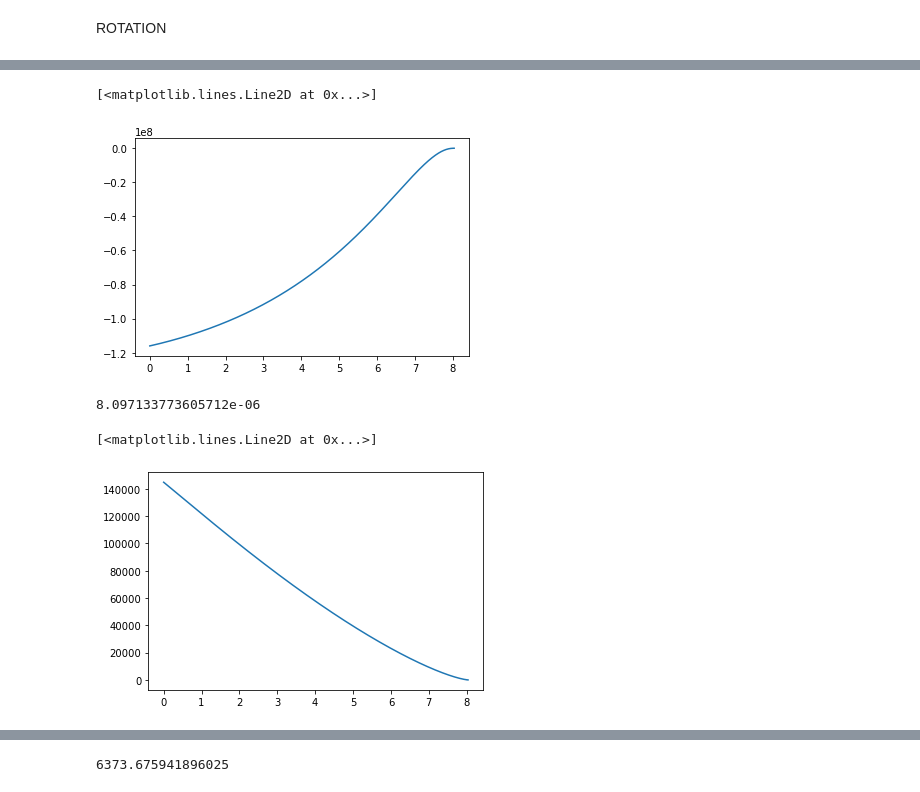
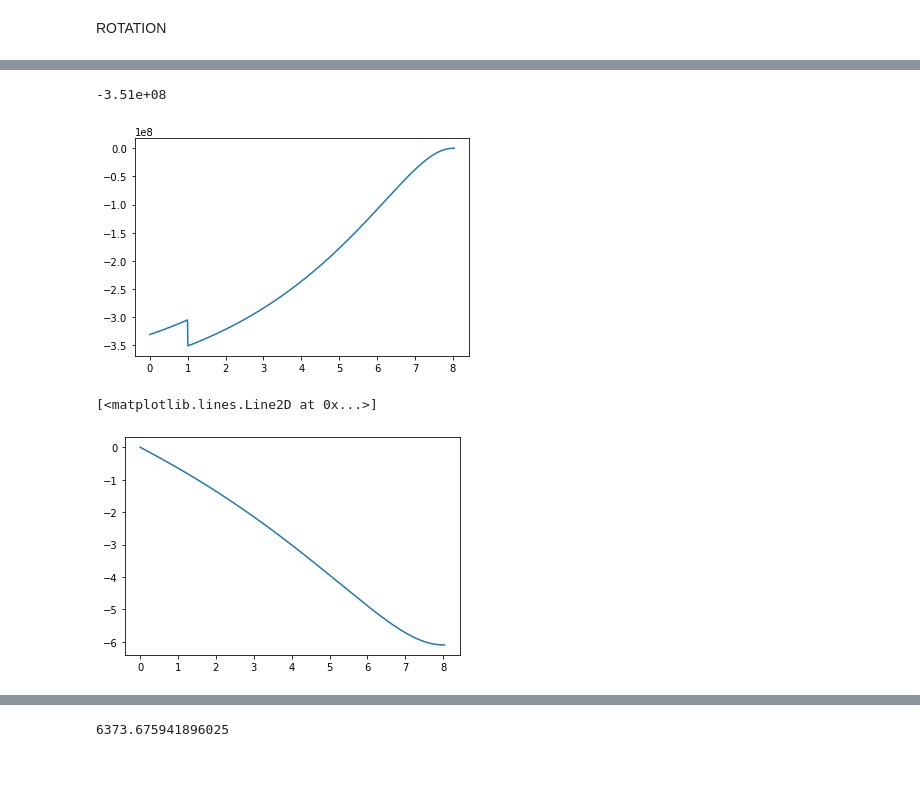
Before and after one commit to LucaDissel/Workpackage4-5, a Jupyter notebook: Main.ipynb, the cells around one changed output, grey strips where cells are left out. Drawn from its saved outputs; the diff is of its cells as text; code cells hidden in the pictures.

```diff
--- a/Main.ipynb
+++ b/Main.ipynb
@@ -445,7 +434,6 @@ class WingBox:
     x = np.linspace(0, 1, 100)
     plt.plot(x, airfoil_surface(x)[0], color='grey', linewidth=1)
     plt.plot(x, airfoil_surface(x)[1], color='grey', linewidth=1)
-    print(self.x_centroid(0)/c, self.z_centroid(0)/c)
     plt.scatter(self.x_centroid(0)/c, self.z_centroid(0)/c)
     for panel in self.panels.values():
       if panel.vector[0] != 0:
@@ -462,3 +450,22 @@ class WingBox:
       # plt.gca().axis('off')
       # plt.gca().get_xaxis().set_visible(False)
       # plt.gca().get_yaxis().set_visible(False)
+      #
+
+  def plot_max_stress(self):
+    c = chord(0)
+    x = np.linspace(0, 1, 100)
+    panels = [self.panels['front_spar'], self.panels['rear_spar']]
+    if not self.single_cell:
+      panels.append(self.panels['middle_spar'])
+    z_max = max([panel.p2[1] for panel in panels])
+    z_min = min([panel.p1[1] for panel in panels])
+    # print(z_max)
+    z_c = self.z_centroid(y)
+    # print(z_c)
+    I_xx = self.I_xx(y)
+    stress_lower = M(y) * (z_min * chord(y) - z_c) / I_xx
+    stress_upper = M(y) * (z_max * chord(y) - z_c) / I_xx
+    plt.plot(y, stress_lower, label='$\sigma$ lower panel')
+    plt.plot(y, stress_upper, label='$\sigma$ upper panel')
+    plt.legend()
@@ -506,11 +519,13 @@ t_5 = t(5, 5)
 t_3 = t(3, 3)
 t_2 = t(2, 2)
 t_1 = t(1, 1)
-stringer_u1 = Stringer(50, 0.3, 4)
-stringer_u2 = Stringer(50, 0.4, 4)
-# stringer_u3 = Stringer(50, 0.5, 4)
-# stringer_l1 = Stringer(50, 0.4, 4)
-stringers = [stringer_u1, stringer_u2]#, stringer_u3, stringer_l1]
+stringer_u1 = Stringer(50, 0.3, 1)
+stringer_u2 = Stringer(50, 0.4, 1)
+stringer_u3 = Stringer(50, 0.5, 1)
+stringer_l1 = Stringer(50, 0.4, 1)
+stringers = [stringer_u1, stringer_u2, stringer_u3, stringer_l1]
+stringers = stringers + stringers + stringers
+stringers = stringers + stringers + stringers
 
 wingbox_iteration_1_stringer = WingBox(0.2, t_5, 0.6, t_5, t_5, t_5, stringers=stringers, ribs=[0, 1, 2, 3, b2])
 
@@ -521,3 +534,5 @@ wingbox_iteration_4 = WingBox(0.15, t_5, 0.6, t_5, t_5, t_5, middle_spar_x=0.4,
+# %%
+wingbox_iteration_4 = WingBox(0.15, t(3,2), 0.6, t(3,2), t(6,1), t(6,1), stringers=stringers, middle_spar_x=0.37, middle_spar_t=t(3,2))
 # %%
 wingbox_iteration_4.plot()
 # %% [output]
@@ -546,15 +568,12 @@ Sigma 2 max = -2.2e+01
 # %%
-stress = M(y) * chord(y) * 0.05 / wingbox_iteration_1.I_xx(y)
+stress = M(y) * chord(y) * 0.05 / wingbox_iteration_4.I_xx(y)
 plt.plot(y, stress)
+print(f'{min(stress):.4}')
 # %% [output]
-[<matplotlib.lines.Line2D at 0x...>]
+-3.51e+08
-[figure, old version]
+[figure, new version]
-# %%
-wingbox_iteration_1.I_xx(4)
-# %% [output]
-8.097133773605712e-06
 # %%
-plt.plot(y, V(y))
+plt.plot(y, theta(y, wingbox_iteration_4))
 # %% [output]
 [<matplotlib.lines.Line2D at 0x...>]
-[figure, old version]
+[figure, new version]
```
Also changed, not shown: parts of 9 cells of this notebook.
